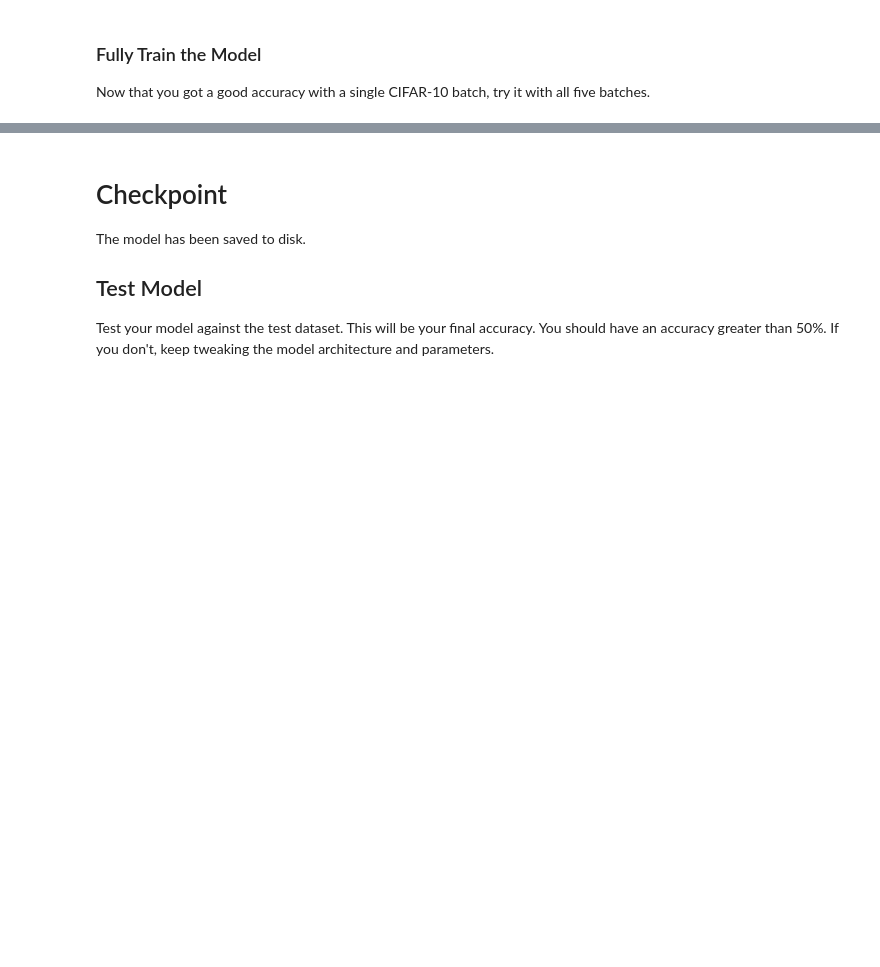
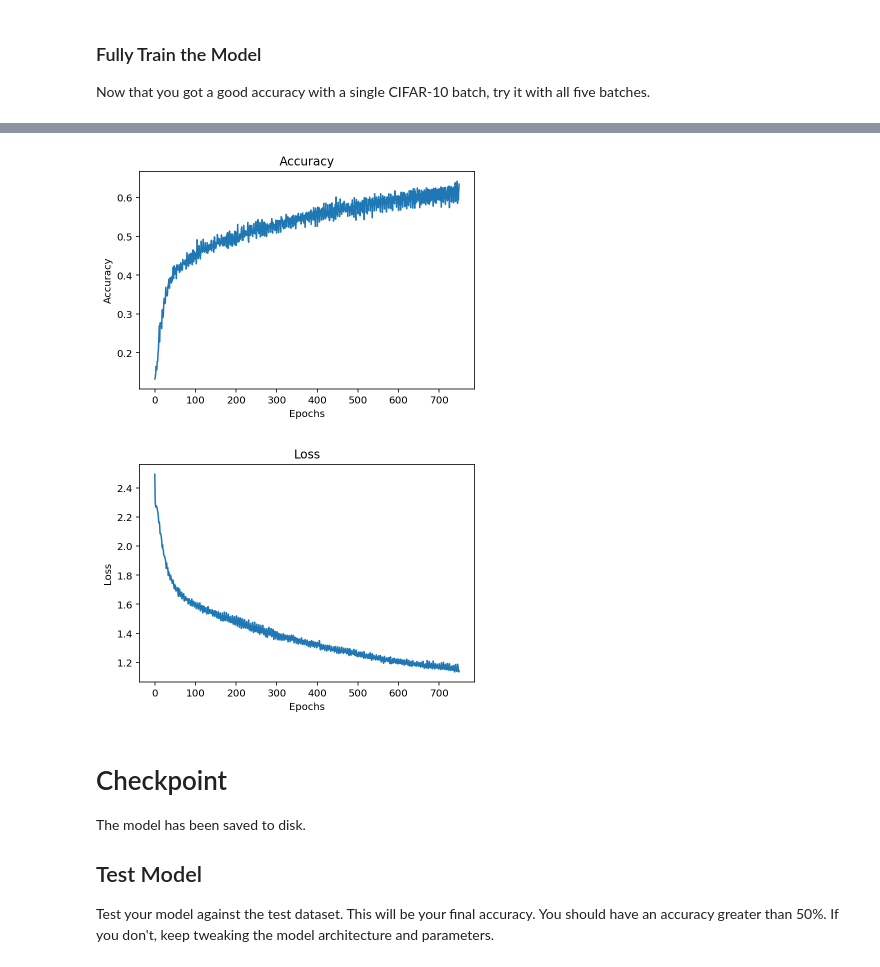
Before and after one commit to GLeurquin/ubiquitous-spoon, a Jupyter notebook: Project2/image-classification/dlnd_image_classification.ipynb, the cells around one changed output, grey strips where cells are left out. Saved outputs shown, nothing was run; the diff lists cells and outputs as text; code cells hidden in the pictures; blank space fills up the shorter version.

```diff
--- a/Project2/image-classification/dlnd_image_classification.ipynb
+++ b/Project2/image-classification/dlnd_image_classification.ipynb
@@ -579,7 +601,8 @@ print('Training...')
 with tf.Session() as sess:
     # Initializing the variables
     sess.run(tf.global_variables_initializer())
-
+    losses = []
+    accs = []
     # Training cycle
     for epoch in range(epochs):
         # Loop over all batches
@@ -588,7 +611,21 @@ with tf.Session() as sess:
             for batch_features, batch_labels in helper.load_preprocess_training_batch(batch_i, batch_size):
                 train_neural_network(sess, optimizer, keep_probability, batch_features, batch_labels)
             print('Epoch {:>2}, CIFAR-10 Batch {}:  '.format(epoch + 1, batch_i), end='')
-            print_stats(sess, batch_features, batch_labels, cost, accuracy)
+            [loss, valid_acc] = print_stats(sess, batch_features, batch_labels, cost, accuracy)
+            losses.append(loss)
+            accs.append(valid_acc)
+
+    plt.plot(accs)
+    plt.ylabel('Accuracy')
+    plt.xlabel('Epochs')
+    plt.title("Accuracy")
+    plt.show()
+
+    plt.plot(losses)
+    plt.ylabel('Loss')
+    plt.xlabel('Epochs')
+    plt.title("Loss")
+    plt.show()
 
     # Save Model
     saver = tf.train.Saver()
@@ -614,3 +651,5 @@ Epoch 200, CIFAR-10 Batch 5:  Loss:     0.5991 Validation Accuracy: 0.817568
+[figure, added]
+[figure, added]
 # %% [markdown]
 # Checkpoint
 The model has been saved to disk.
```
Also changed, not shown: parts of 6 cells of this notebook.
